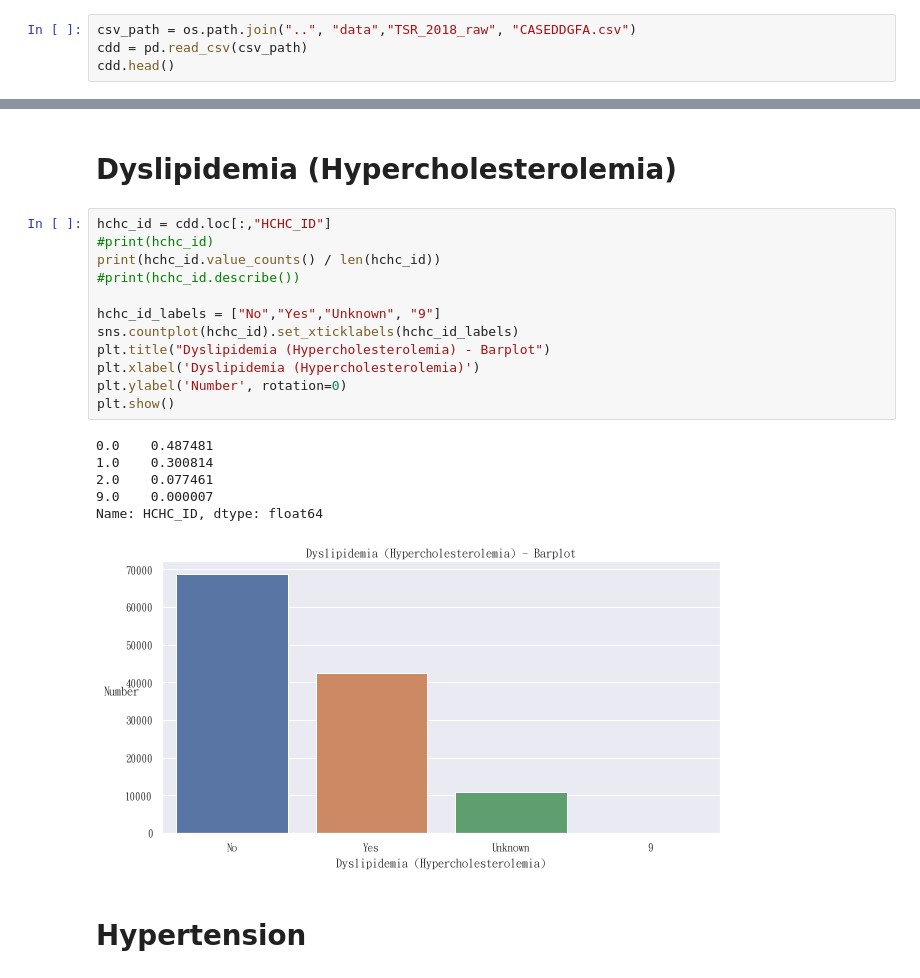
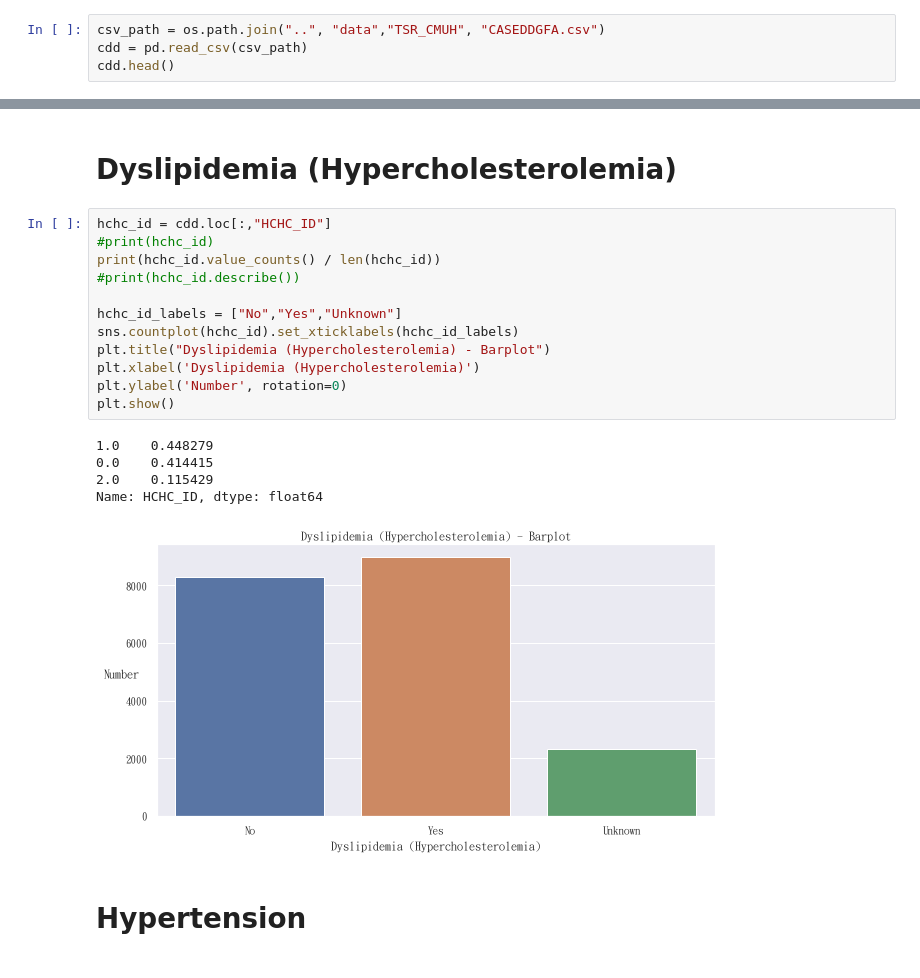
Before and after one commit to sn987532159/TSR_ML, a Jupyter notebook: data_exploration/Pre-visualisation - CASEDDGFA.ipynb, the cells around one changed output, grey strips where cells are left out. Saved outputs shown, nothing was run; the diff lists cells and outputs as text.

```diff
--- a/data_exploration/Pre-visualisation - CASEDDGFA.ipynb
+++ b/data_exploration/Pre-visualisation - CASEDDGFA.ipynb
@@ -11,7 +11,7 @@ sns.set(font=myfont.get_name())
 
 plt.rcParams['figure.figsize'] = (10,5)
 # %%
-csv_path = os.path.join("..", "data","TSR_2018_raw", "CASEDDGFA.csv")
+csv_path = os.path.join("..", "data","TSR_CMUH", "CASEDDGFA.csv")
 cdd = pd.read_csv(csv_path)
 cdd.head()
 # %% [output]
@@ -361,22 +352,21 @@ Name: HCHT_ID, dtype: float64
 # %%
 hchc_id = cdd.loc[:,"HCHC_ID"]
 #print(hchc_id)
 print(hchc_id.value_counts() / len(hchc_id))
 #print(hchc_id.describe())
 
-hchc_id_labels = ["No","Yes","Unknown", "9"]
+hchc_id_labels = ["No","Yes","Unknown"]
 sns.countplot(hchc_id).set_xticklabels(hchc_id_labels)
 plt.title("Dyslipidemia (Hypercholesterolemia) - Barplot")
 plt.xlabel('Dyslipidemia (Hypercholesterolemia)')
 plt.ylabel('Number', rotation=0)
 plt.show()
 # %% [output]
-0.0    0.487481
-1.0    0.300814
-2.0    0.077461
-9.0    0.000007
+1.0    0.448279
+0.0    0.414415
+2.0    0.115429
 Name: HCHC_ID, dtype: float64
-[figure, old version]
+[figure, new version]
 # %% [markdown]
 # Hypertension
 # %%
```
Also changed, not shown: parts of 23 cells of this notebook, 6 other files.
